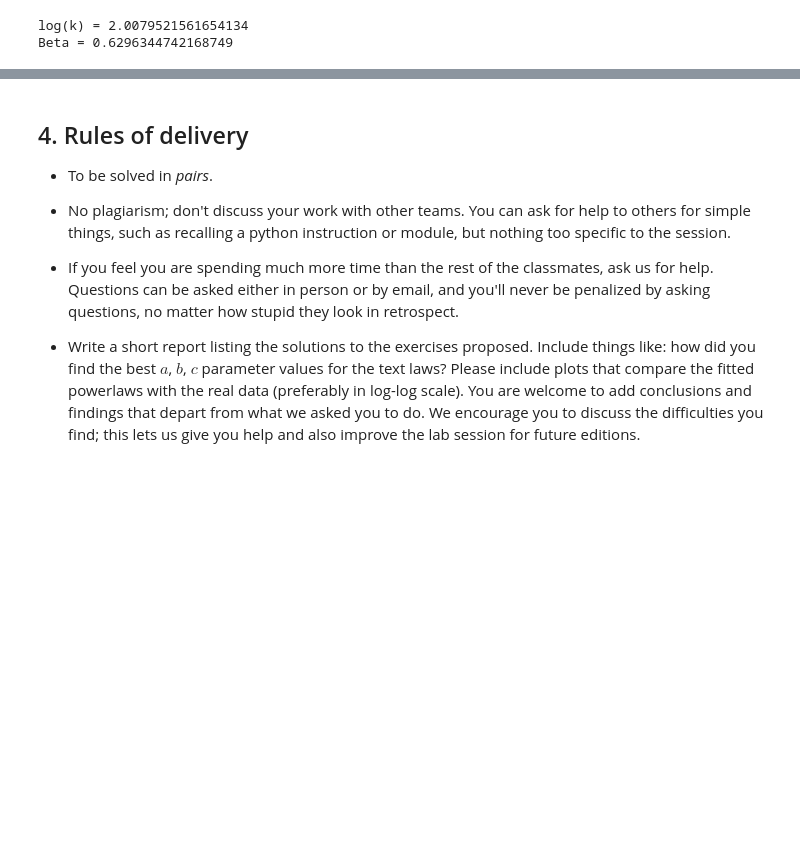
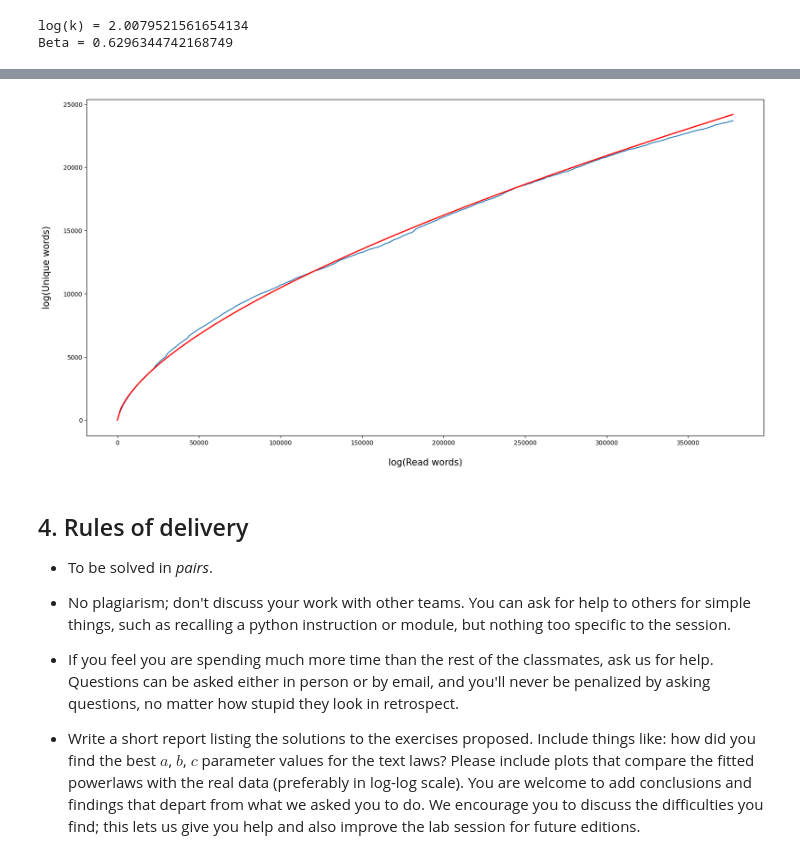
Before and after one commit to 0J0P0/Search-and-Analysis-of-Information, a Jupyter notebook: Lab 1/1 ArbonesCarlos_ZaldivarJuan_PowerLaws.ipynb, the cells around one changed output, grey strips where cells are left out. Saved outputs shown, nothing was run; the diff lists cells and outputs as text; code cells hidden in the pictures; blank space fills up the shorter version.

```diff
--- a/Lab 1/1 ArbonesCarlos_ZaldivarJuan_PowerLaws.ipynb
+++ b/Lab 1/1 ArbonesCarlos_ZaldivarJuan_PowerLaws.ipynb
@@ -539,3 +552,16 @@ Real: 23685
+# %%
+x_range = np.linspace(0, max(read_words), 200)  # Create a range of x values
+
+heaps2 = k*x_range**beta
+
+plt.figure(figsize=(20,10))
+plt.plot(read_words, unique_words)
+plt.ylabel('log(Unique words)', fontsize=15, labelpad=20)
+plt.xlabel('log(Read words)', fontsize=15, labelpad=20)
+plt.plot(x_range, heaps2, 'r-', linewidth=2)
+plt.show()
+# %% [output]
+[figure, added]
 # %% [markdown]
 ## 4. Rules of delivery
 
```
Also changed, not shown: parts of 4 cells of this notebook, 4 other files.
